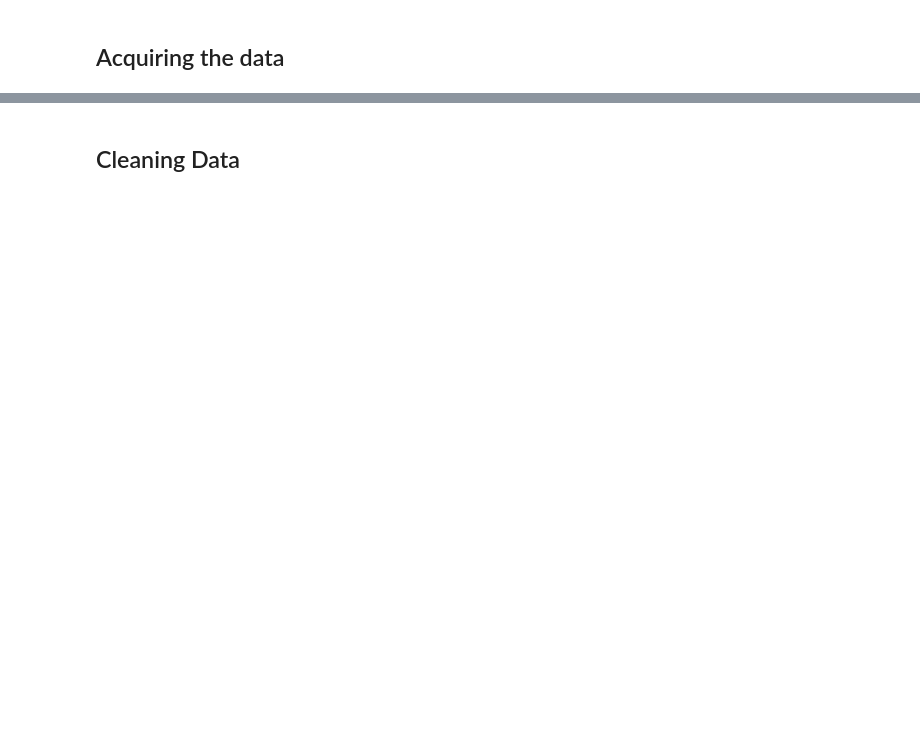
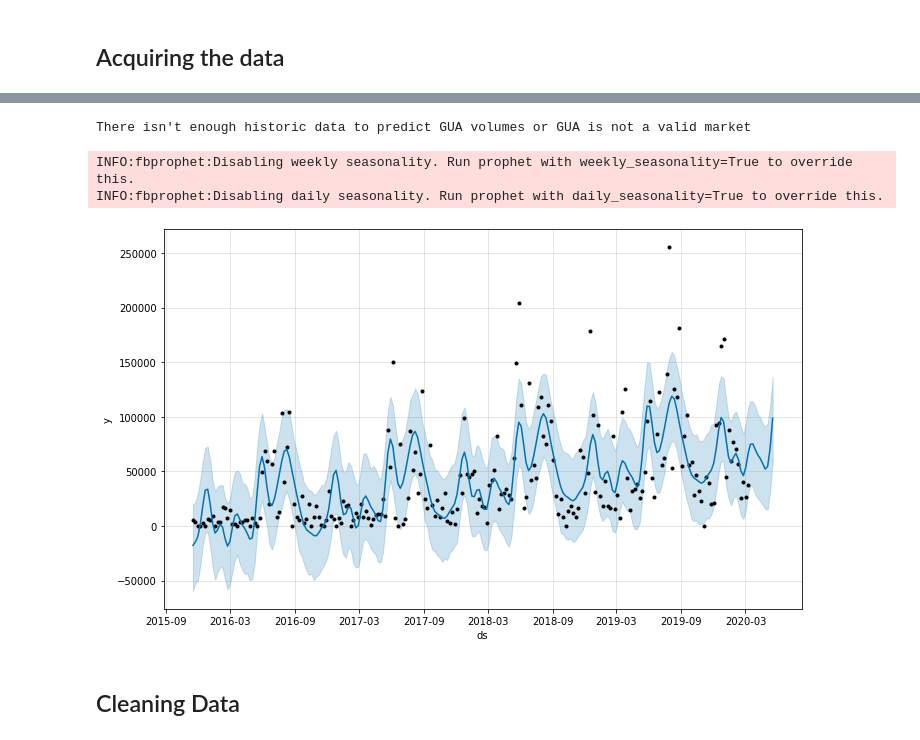
Before and after one commit to sacses/Ironhack-Final-Project, a Jupyter notebook: notebooks/notebook_1.ipynb, the cells around one changed output, grey strips where cells are left out. Drawn from its saved outputs; the diff is of its cells as text; code cells hidden in the pictures; blank space fills up the shorter version.

Commit message:
first predictions done

```diff
--- a/notebooks/notebook_1.ipynb
+++ b/notebooks/notebook_1.ipynb
@@ -50,0 +99,4 @@ series_ends(MM['KRW'])
+# %%
+series = [0,0]
+series[1] = 1
+series
@@ -58,0 +109,4 @@ MM.loc[:series_begins(MM['AED']),'AED'].iloc[:-1]
+# %%
+#Series end and start dates are passed on to dictionary
+
+dict_series_end_start = {i:series_end_start(MM[i]) for i in MM.columns}
@@ -58,0 +128,14 @@ MM.loc[:series_begins(MM['AED']),'AED'].iloc[:-1]
+# %%
+#The function creates a data frame bounded by the end and start of the series
+
+def get_df(x):
+    try:
+        series = MM.loc[dict_series_end_start[x][0]:dict_series_end_start[x][1],x].iloc[:-1].fillna(0)
+        df_output = series.reset_index().rename({'index':'ds', x:'y'}, axis=1)
+        return df_output
+    except:
+        return print(f"There isn't enough historic data to predict {x} volumes or {x} is not a valid market.")
+# %%
+get_df('GUA')
+# %% [output]
+There isn't enough historic data to predict GUA volumes or GUA is not a valid market
@@ -59,2 +145,15 @@ MM.loc[:series_begins(MM['AED']),'AED'].iloc[:-1]
+# %%
+baseline = get_df('AED')
+m = Prophet()
+
+m.fit(baseline)
+futures = m.make_future_dataframe(periods=10, freq='W')
+futures.tail()
+fcst = m.predict(futures)
+fig = m.plot(fcst)
+# %% [output]
+INFO:fbprophet:Disabling weekly seasonality. Run prophet with weekly_seasonality=True to override this.
+INFO:fbprophet:Disabling daily seasonality. Run prophet with daily_seasonality=True to override this.
+[figure, added]
 # %%
 MM.apply(lambda x: series_begins(x['AUD']), axis=1)
```
Also changed, not shown: parts of 14 cells of this notebook.
